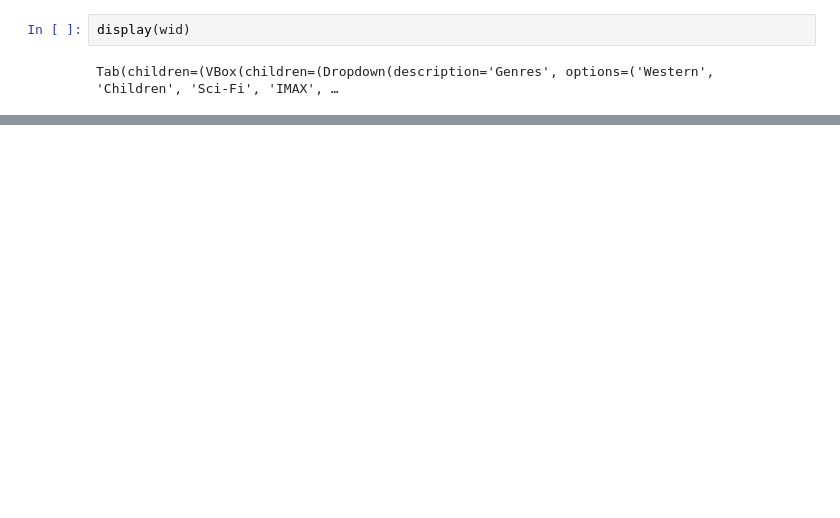
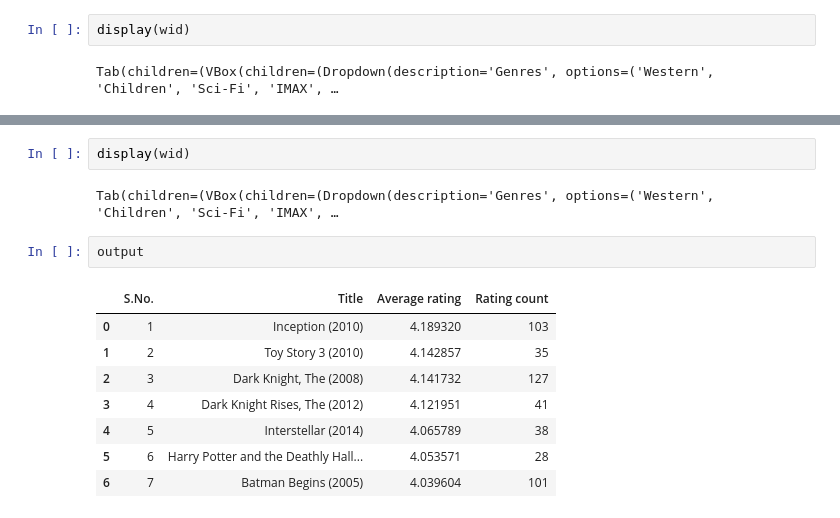
Before and after one commit to allenbiji/datascienceproject, a Jupyter notebook: Recommendationsystem.ipynb, the cells around one changed output, grey strips where cells are left out. Drawn from its saved outputs; the diff is of its cells as text; blank space fills up the shorter version.

```diff
--- a/Recommendationsystem.ipynb
+++ b/Recommendationsystem.ipynb
@@ -397,0 +418,15 @@ Tab(children=(VBox(children=(Dropdown(description='Genres', options=('Western',
+# %%
+display(wid)
+# %% [output]
+Tab(children=(VBox(children=(Dropdown(description='Genres', options=('Western', 'Children', 'Sci-Fi', 'IMAX', …
+# %%
+output
+# %% [output]
+|  | S.No. | Title | Average rating | Rating count |
+| 0 | 1 | Inception (2010) | 4.189320 | 103 |
+| 1 | 2 | Toy Story 3 (2010) | 4.142857 | 35 |
+| 2 | 3 | Dark Knight, The (2008) | 4.141732 | 127 |
+| 3 | 4 | Dark Knight Rises, The (2012) | 4.121951 | 41 |
+| 4 | 5 | Interstellar (2014) | 4.065789 | 38 |
+| 5 | 6 | Harry Potter and the Deathly Hall... | 4.053571 | 28 |
+| 6 | 7 | Batman Begins (2005) | 4.039604 | 101 |
```
Also changed, not shown: parts of 4 cells of this notebook.
